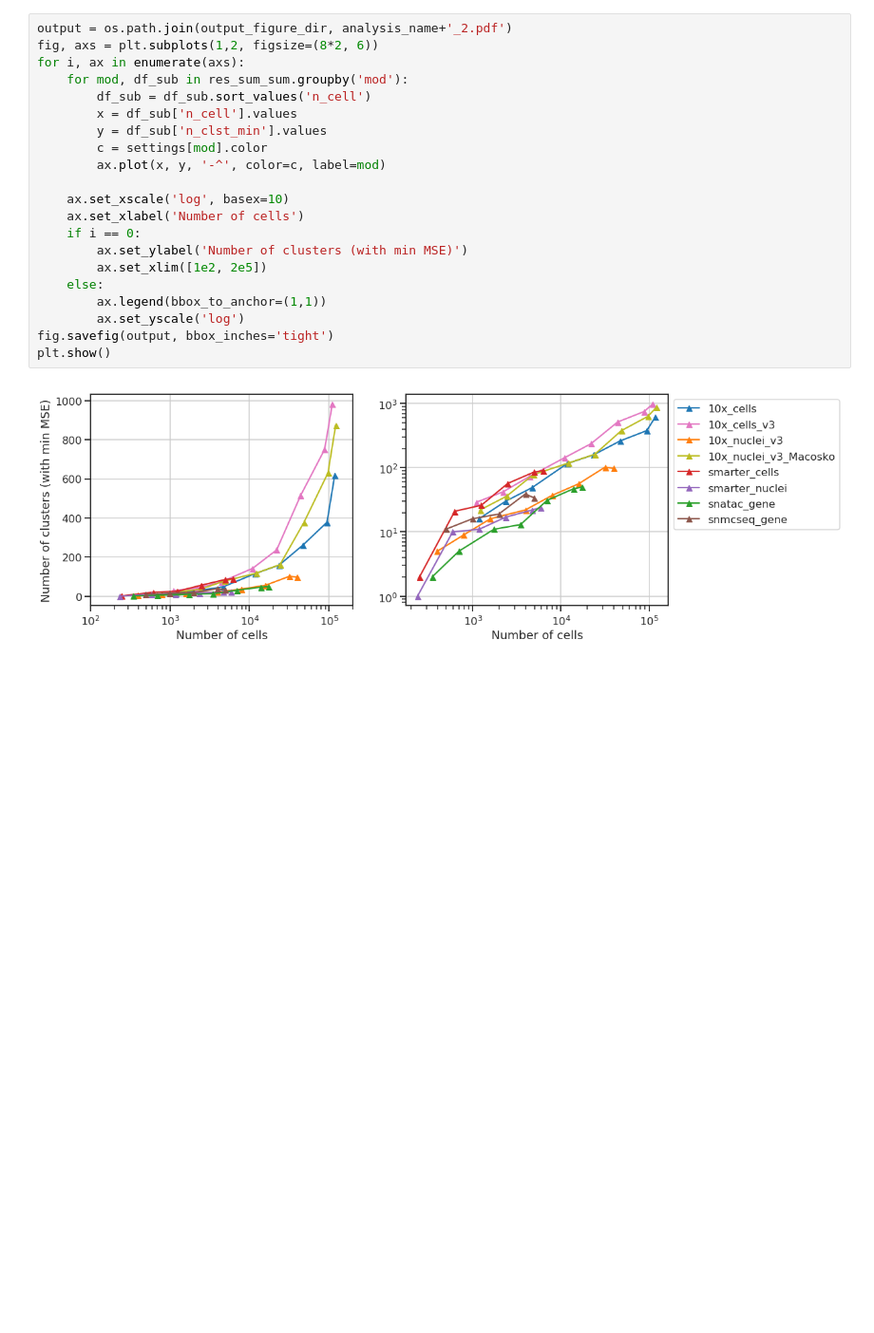
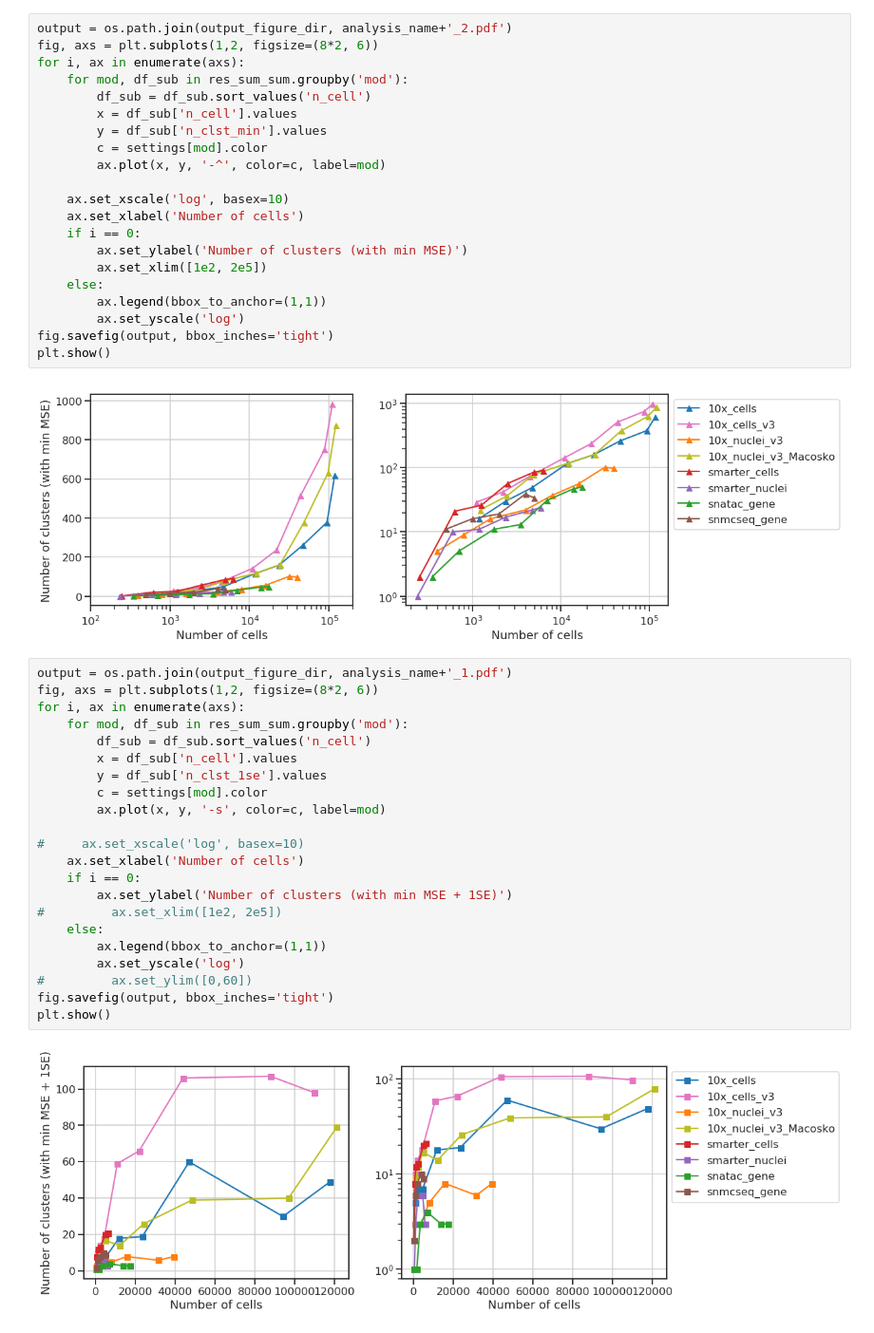
Before and after one commit to mukamel-lab/BICCN-Mouse-MOp, a Jupyter notebook: fig4/cocluster-cross-validation-single-mod-vis.ipynb, the cells around one changed output. Shown at 95% size. Saved outputs shown, nothing was run; the diff lists cells and outputs as text; blank space fills up the shorter version.

```diff
--- a/fig4/cocluster-cross-validation-single-mod-vis.ipynb
+++ b/fig4/cocluster-cross-validation-single-mod-vis.ipynb
@@ -227,3 +227,27 @@ fig.savefig(output, bbox_inches='tight')
 plt.show()
 # %% [output]
 [figure]
+# %%
+output = os.path.join(output_figure_dir, analysis_name+'_1.pdf')
+fig, axs = plt.subplots(1,2, figsize=(8*2, 6))
+for i, ax in enumerate(axs):
+    for mod, df_sub in res_sum_sum.groupby('mod'):
+        df_sub = df_sub.sort_values('n_cell')
+        x = df_sub['n_cell'].values
+        y = df_sub['n_clst_1se'].values
+        c = settings[mod].color
+        ax.plot(x, y, '-s', color=c, label=mod)
+
+#     ax.set_xscale('log', basex=10)
+    ax.set_xlabel('Number of cells')
+    if i == 0:
+        ax.set_ylabel('Number of clusters (with min MSE + 1SE)')
+#         ax.set_xlim([1e2, 2e5])
+    else:
+        ax.legend(bbox_to_anchor=(1,1))
+        ax.set_yscale('log')
+#         ax.set_ylim([0,60])
+fig.savefig(output, bbox_inches='tight')
+plt.show()
+# %% [output]
+[figure, added]
```
Also changed, not shown: parts of 4 cells of this notebook, 16 other files.
